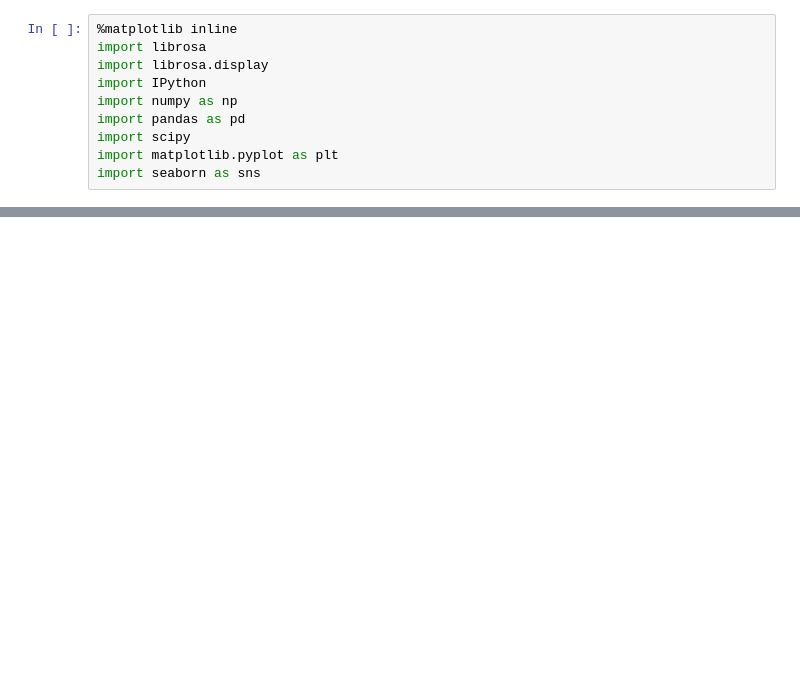
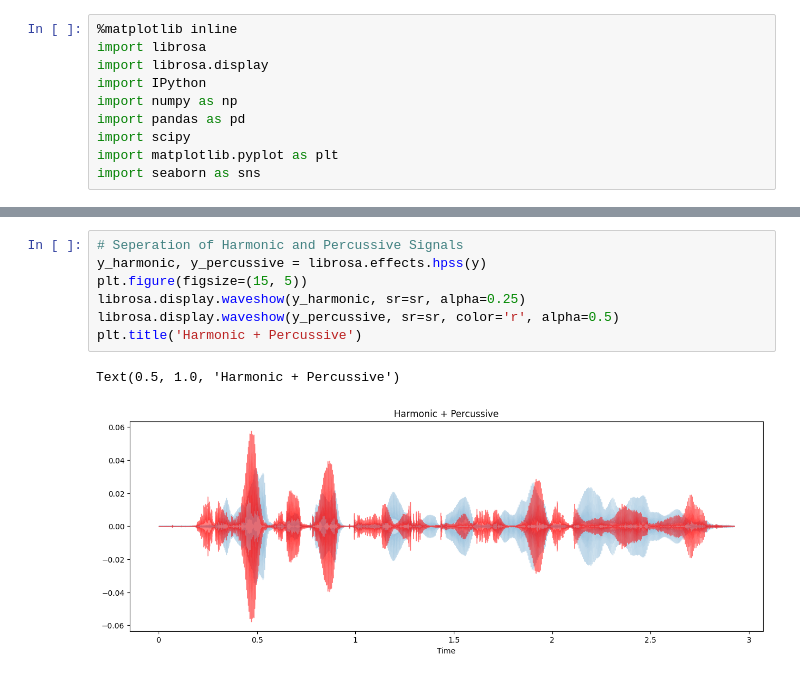
Before and after one commit to SBerik/EvaluateKazakhSpeech, a Jupyter notebook: notebooks/SVM_example.ipynb, the cells around one changed output, grey strips where cells are left out. Drawn from its saved outputs; the diff is of its cells as text; blank space fills up the shorter version.

```diff
--- a/notebooks/SVM_example.ipynb
+++ b/notebooks/SVM_example.ipynb
@@ -23,0 +27,10 @@ FileNotFoundError: [Errno 2] No such file or directory: '../input/audioset/Train
+# %%
+# Seperation of Harmonic and Percussive Signals
+y_harmonic, y_percussive = librosa.effects.hpss(y)
+plt.figure(figsize=(15, 5))
+librosa.display.waveshow(y_harmonic, sr=sr, alpha=0.25)
+librosa.display.waveshow(y_percussive, sr=sr, color='r', alpha=0.5)
+plt.title('Harmonic + Percussive')
+# %% [output]
+Text(0.5, 1.0, 'Harmonic + Percussive')
+[figure, added]
```
Also changed, not shown: parts of 27 cells of this notebook.
